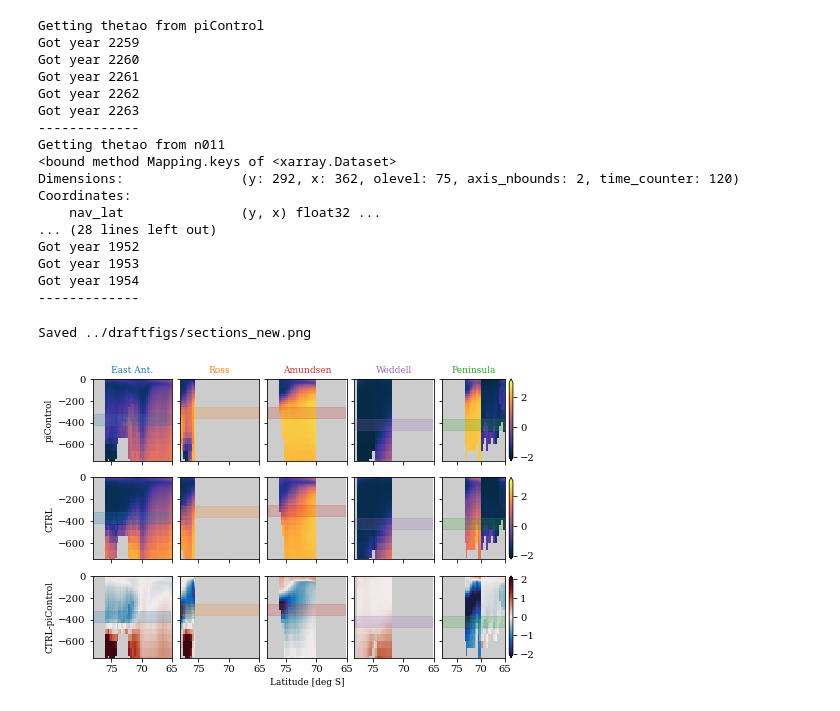
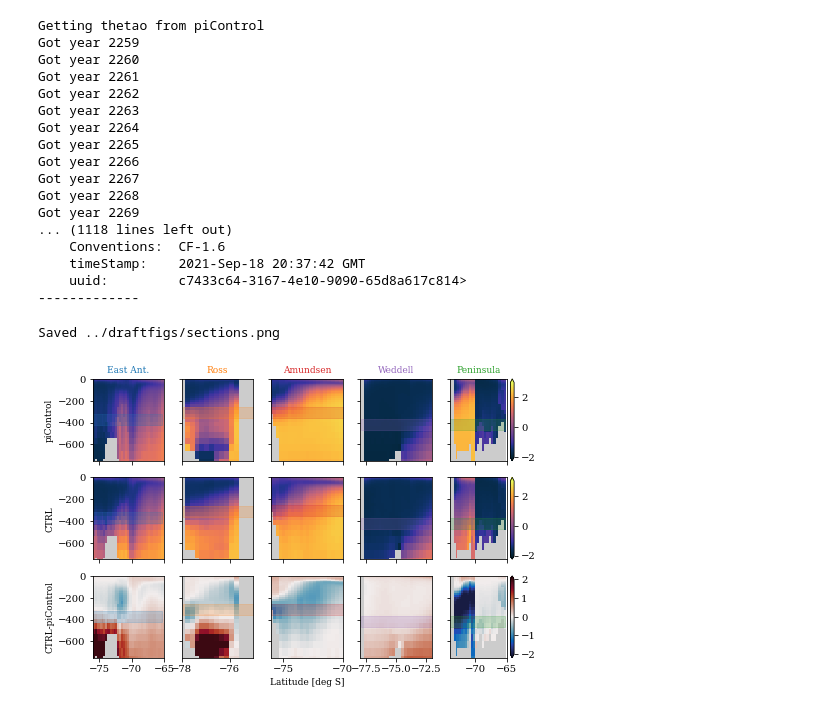
Before and after one commit to erwinlambert/feedback, a Jupyter notebook: notebooks/Draftplot_sections.ipynb, the cells around one changed output. Drawn from its saved outputs; the diff is of its cells as text; code cells hidden in the pictures.

```diff
--- a/notebooks/Draftplot_sections.ipynb
+++ b/notebooks/Draftplot_sections.ipynb
@@ -145,12 +145,13 @@ def get_section(run,var,t0,t1,verbose=True):
     if verbose: print('-------------')
     return Vall,lat0,zz
 # %%
-def plot_TS_anom(plotvars,cmaps,vmin,vmax,ylabels,lat0,zz,title=None,savename=None):
+def plot_TS_anom(plotvars,cmaps,vmin,vmax,ylabels,lat0,latmin,latmax,zz,title=None,savename=None):
 
     plt.style.use('../src/style_paper')
     mpl.rcParams['figure.subplot.top'] = .9
+    mpl.rcParams['figure.subplot.wspace'] = .25
 
-    fig,ax = plt.subplots(len(plotvars),len(ut.basin),sharex=True,sharey=True)
+    fig,ax = plt.subplots(len(plotvars),len(ut.basin),sharey=True)
 
     for b,bas in enumerate(ut.basin):
 
@@ -165,11 +166,14 @@ def plot_TS_anom(plotvars,cmaps,vmin,vmax,ylabels,lat0,zz,title=None,savename=No
             if b==0:
                 ax[v,b].set_ylabel(ylabels[v])
 
+            ax[v,b].set_xlim([latmin[b],latmax[b]])
+            if v<2:
+                ax[v,b].set_xticklabels([])
+
         ax[0,b].set_title(bas,c=ut.bcol[bas])
 
     ax[0,0].set_ylim([-750,0])
-    ax[0,0].set_xticks([-75,-70,-65])
-    ax[0,0].set_xticklabels(['75','70','65'])
+
     ax[-1,2].set_xlabel('Latitude [deg S]')
     fig.suptitle(title)
     #fig.supylabel('Depth [m]')
@@ -179,8 +183,8 @@ def plot_TS_anom(plotvars,cmaps,vmin,vmax,ylabels,lat0,zz,title=None,savename=No
         print(f'Saved {savename}')
     plt.show()
 # %%
-T0c,lat0,zz = get_section('piControl','thetao',0,5)#00)
-T1c,lat0,zz = get_section('n011','thetao',0,5)#150)
+T0c,lat0,zz = get_section('piControl','thetao',0,500)
+T1c,lat0,zz = get_section('n011','thetao',0,150)
 # %% [output]
 Getting thetao from piControl
 Got year 2259
@@ -188,25 +192,27 @@ Got year 2260
 Got year 2261
 Got year 2262
 Got year 2263
+Got year 2264
+Got year 2265
+Got year 2266
+Got year 2267
+Got year 2268
+Got year 2269
+... (1118 lines left out)
+    Conventions:  CF-1.6
+    timeStamp:    2021-Sep-18 20:37:42 GMT
+    uuid:         c7433c64-3167-4e10-9090-65d8a617c814>
 -------------
-Getting thetao from n011
-<bound method Mapping.keys of <xarray.Dataset>
-Dimensions:               (y: 292, x: 362, olevel: 75, axis_nbounds: 2, time_counter: 120)
-Coordinates:
-    nav_lat               (y, x) float32 ...
-... (28 lines left out)
-Got year 1952
-Got year 1953
-Got year 1954
--------------
 # %%
 plotvars = [T0c,T1c,T1c-T0c]
 cmaps = np.array(['cmo.thermal','cmo.thermal','cmo.balance'])
 vmin = np.array([-2,-2,-2])
 vmax = np.array([3,3,2])
 ylabels = ['piControl','CTRL','CTRL-piControl']
+latmin = [-76,-78,-76,-78,-74]
+latmax = [-65,-75,-70,-72,-65]
 
-plot_TS_anom(plotvars,cmaps,vmin,vmax,ylabels,lat0,zz,savename=f'../draftfigs/sections_new.png')
+plot_TS_anom(plotvars,cmaps,vmin,vmax,ylabels,lat0,latmin,latmax,zz,savename=f'../draftfigs/sections.png')
 # %% [output]
-Saved ../draftfigs/sections_new.png
+Saved ../draftfigs/sections.png
-[figure, old version]
+[figure, new version]
```
Also changed, not shown: parts of 2 cells of this notebook, 2 other files.
